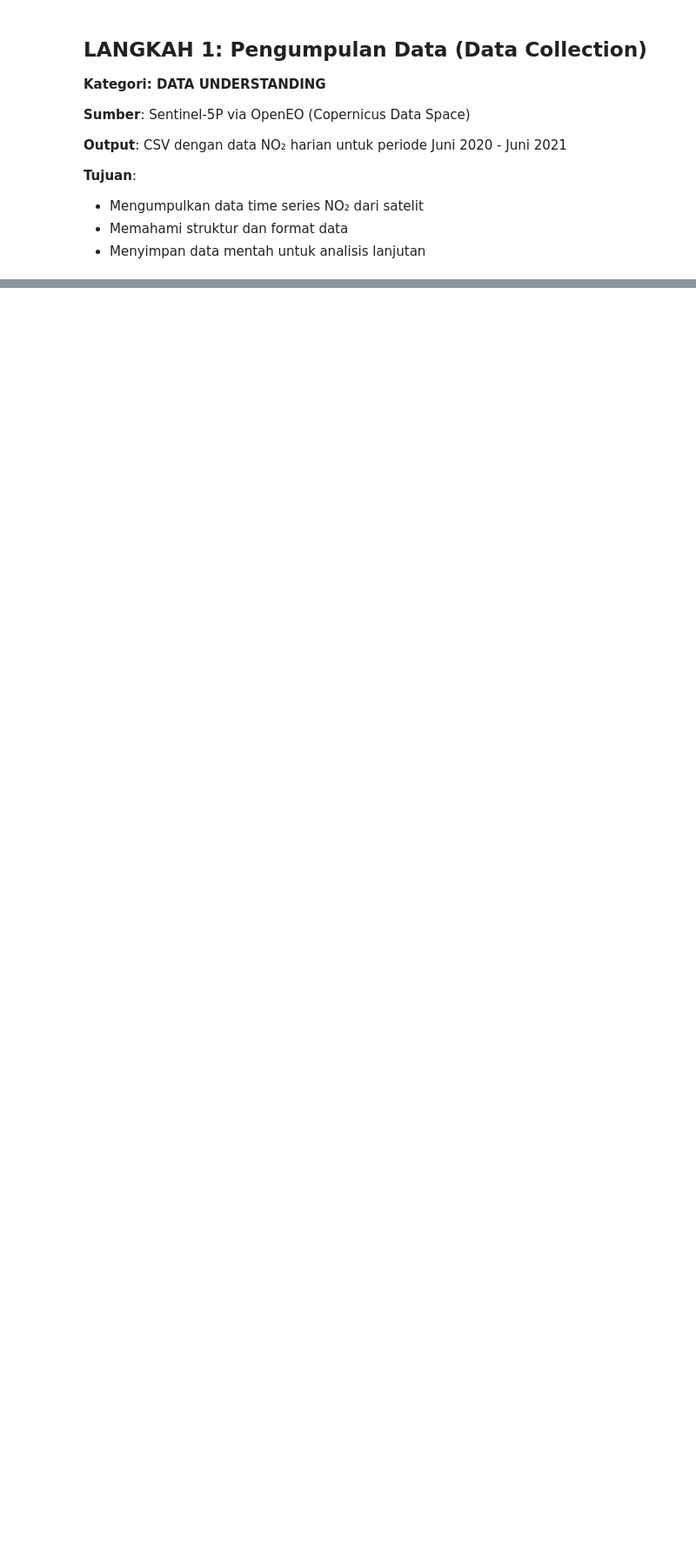
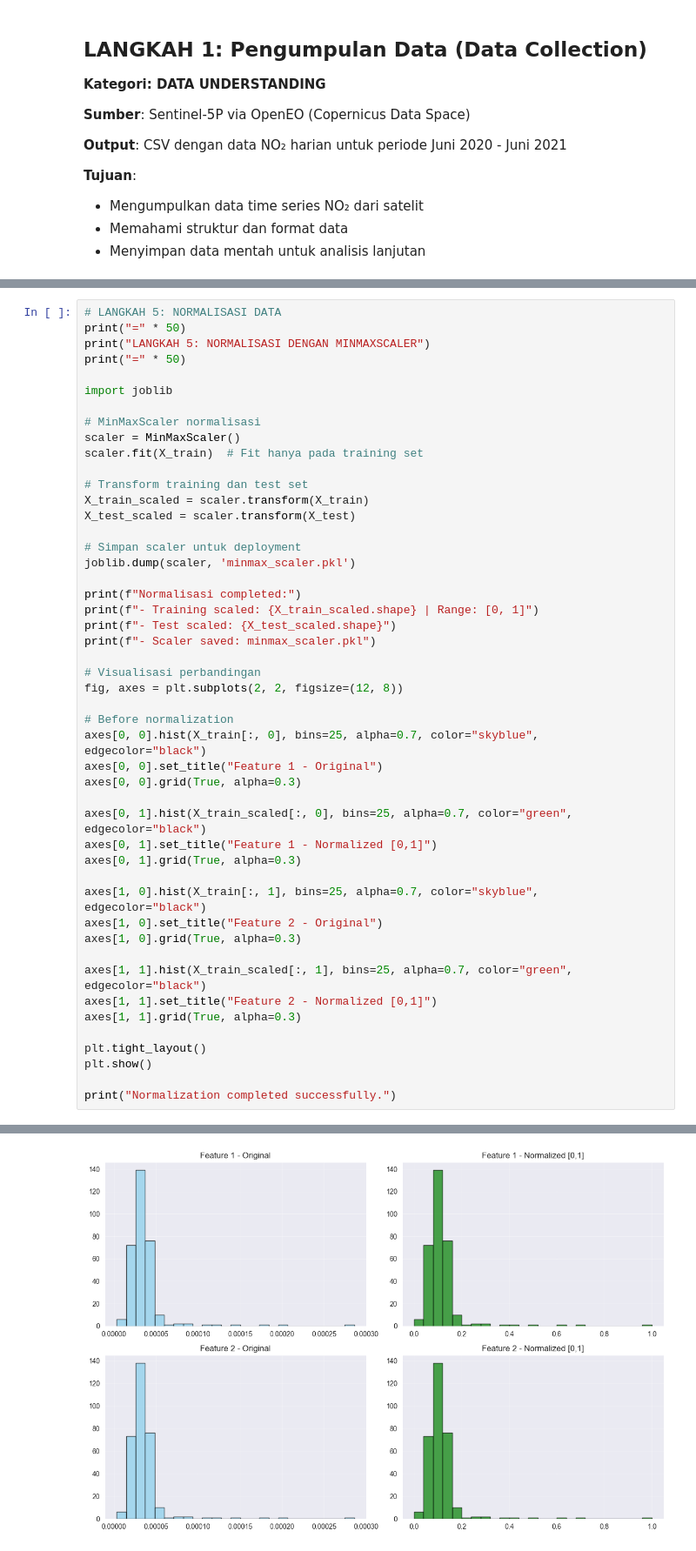
Before and after one commit to AchmadLutfi196/PSD, a Jupyter notebook: _sources/Prediksi Ambang Batas Aman NO2.ipynb, the cells around one changed output, grey strips where cells are left out. Shown at 87% size. Drawn from its saved outputs; the diff is of its cells as text; blank space fills up the shorter version.

```diff
--- a/_sources/Prediksi Ambang Batas Aman NO2.ipynb
+++ b/_sources/Prediksi Ambang Batas Aman NO2.ipynb
@@ -818,0 +441,49 @@ weighted avg       0.87      0.87      0.87        79
+# %%
+# LANGKAH 5: NORMALISASI DATA
+print("=" * 50)
+print("LANGKAH 5: NORMALISASI DENGAN MINMAXSCALER")
+print("=" * 50)
+
+import joblib
+
+# MinMaxScaler normalisasi
+scaler = MinMaxScaler()
+scaler.fit(X_train)  # Fit hanya pada training set
+
+# Transform training dan test set
+X_train_scaled = scaler.transform(X_train)
+X_test_scaled = scaler.transform(X_test)
+
+# Simpan scaler untuk deployment
+joblib.dump(scaler, 'minmax_scaler.pkl')
+
+print(f"Normalisasi completed:")
+print(f"- Training scaled: {X_train_scaled.shape} | Range: [0, 1]")
+print(f"- Test scaled: {X_test_scaled.shape}")
+print(f"- Scaler saved: minmax_scaler.pkl")
+
+# Visualisasi perbandingan
+fig, axes = plt.subplots(2, 2, figsize=(12, 8))
+
+# Before normalization
+axes[0, 0].hist(X_train[:, 0], bins=25, alpha=0.7, color="skyblue", edgecolor="black")
+axes[0, 0].set_title("Feature 1 - Original")
+axes[0, 0].grid(True, alpha=0.3)
+
+axes[0, 1].hist(X_train_scaled[:, 0], bins=25, alpha=0.7, color="green", edgecolor="black")
+axes[0, 1].set_title("Feature 1 - Normalized [0,1]")
+axes[0, 1].grid(True, alpha=0.3)
+
+axes[1, 0].hist(X_train[:, 1], bins=25, alpha=0.7, color="skyblue", edgecolor="black")
+axes[1, 0].set_title("Feature 2 - Original")
+axes[1, 0].grid(True, alpha=0.3)
+
+axes[1, 1].hist(X_train_scaled[:, 1], bins=25, alpha=0.7, color="green", edgecolor="black")
+axes[1, 1].set_title("Feature 2 - Normalized [0,1]")
+axes[1, 1].grid(True, alpha=0.3)
+
+plt.tight_layout()
+plt.show()
+
+print("Normalization completed successfully.")
+# %% [output]
@@ -818,0 +497 @@ weighted avg       0.87      0.87      0.87        79
+[figure, added]
```
Also changed, not shown: parts of 42 cells of this notebook, 47 other files.
